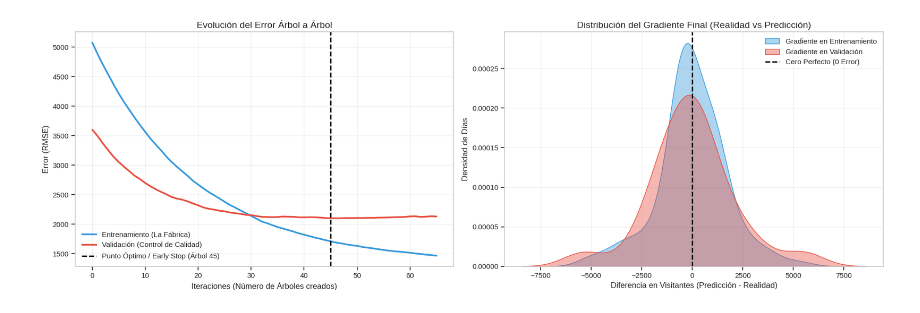
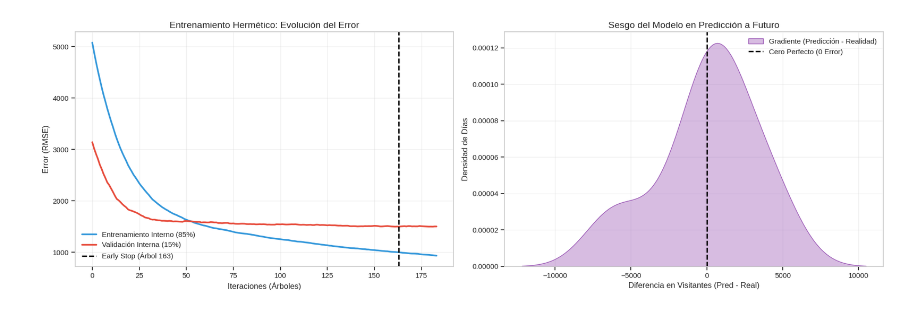
Before and after one commit to alvvos/agentic-workflow, a Jupyter notebook: src/lab/laboratorio_ml.ipynb, the cells around one changed output. Drawn from its saved outputs; the diff is of its cells as text; code cells hidden in the pictures.

```diff
--- a/src/lab/laboratorio_ml.ipynb
+++ b/src/lab/laboratorio_ml.ipynb
@@ -1 +1,21 @@
+# %%
+import pandas as pd
+import numpy as np
+import xgboost as xgb
+import holidays
+import json
+import requests
+import plotly.graph_objects as go
+from sklearn.metrics import mean_absolute_error, mean_squared_error
+import matplotlib.pyplot as plt
+import seaborn as sns
+from datetime import timedelta
+import warnings
+warnings.filterwarnings('ignore')
+
+plt.style.use('seaborn-v0_8-whitegrid')
+sns.set_context("notebook")
+
+# Instanciamos el calendario oficial
+festivos_espana = holidays.ES(years=[2024, 2025, 2026])
 # %%
@@ -206,43 +183,33 @@ MAE: 1487.1 visitas | Accuracy: 87.66%
 # %%
-
 resultados = modelo.evals_result()
 epochs = len(resultados['validation_0']['rmse'])
 x_axis = range(0, epochs)
 
-pred_train = modelo.predict(X_train)
-pred_test = modelo.predict(X_test)
-
-gradiente_train = pred_train - y_train.values
-gradiente_test = pred_test - y_test.values
-
+gradiente_test = np.array(pred_validos) - np.array(reales_validos)
 
 fig, (ax1, ax2) = plt.subplots(1, 2, figsize=(18, 6))
 
-ax1.plot(x_axis, resultados['validation_0']['rmse'], label='Entrenamiento (La Fábrica)', color='#3498db', linewidth=2.5)
-ax1.plot(x_axis, resultados['validation_1']['rmse'], label='Validación (Control de Calidad)', color='#e74c3c', linewidth=2.5)
-
-
-ax1.axvline(modelo.best_iteration, color='black', linestyle='--', linewidth=2,
-            label=f'Punto Óptimo / Early Stop (Árbol {modelo.best_iteration})')
-
-ax1.set_title('Evolución del Error Árbol a Árbol', fontsize=14)
-ax1.set_xlabel('Iteraciones (Número de Árboles creados)')
+# Gráfico 1: Early Stopping Interno
+ax1.plot(x_axis, resultados['validation_0']['rmse'], label='Entrenamiento Interno (85%)', color='#3498db', linewidth=2.5)
+ax1.plot(x_axis, resultados['validation_1']['rmse'], label='Validación Interna (15%)', color='#e74c3c', linewidth=2.5)
+ax1.axvline(modelo.best_iteration, color='black', linestyle='--', linewidth=2, label=f'Early Stop (Árbol {modelo.best_iteration})')
+ax1.set_title('Entrenamiento Hermético: Evolución del Error', fontsize=14)
+ax1.set_xlabel('Iteraciones (Árboles)')
 ax1.set_ylabel('Error (RMSE)')
 ax1.legend()
 ax1.grid(True, alpha=0.3)
 
-sns.kdeplot(gradiente_train, ax=ax2, label='Gradiente en Entrenamiento', color='#3498db', fill=True, alpha=0.4)
-sns.kdeplot(gradiente_test, ax=ax2, label='Gradiente en Validación', color='#e74c3c', fill=True, alpha=0.4)
-
+# Gráfico 2: Gradiente (Sesgo de Predicción Autorregresiva)
+sns.kdeplot(gradiente_test, ax=ax2, label='Gradiente (Predicción - Realidad)', color='#9b59b6', fill=True, alpha=0.4)
 ax2.axvline(0, color='black', linestyle='--', linewidth=2, label='Cero Perfecto (0 Error)')
-ax2.set_title('Distribución del Gradiente Final (Realidad vs Predicción)', fontsize=14)
-ax2.set_xlabel('Diferencia en Visitantes (Predicción - Realidad)')
+ax2.set_title('Sesgo del Modelo en Predicción a Futuro', fontsize=14)
+ax2.set_xlabel('Diferencia en Visitantes (Pred - Real)')
 ax2.set_ylabel('Densidad de Días')
 ax2.legend()
 ax2.grid(True, alpha=0.3)
 
 plt.tight_layout()
 plt.show()
 # %% [output]
-[figure, old version]
+[figure, new version]
 # %%
```
Also changed, not shown: parts of 6 cells of this notebook, 7 other files.
